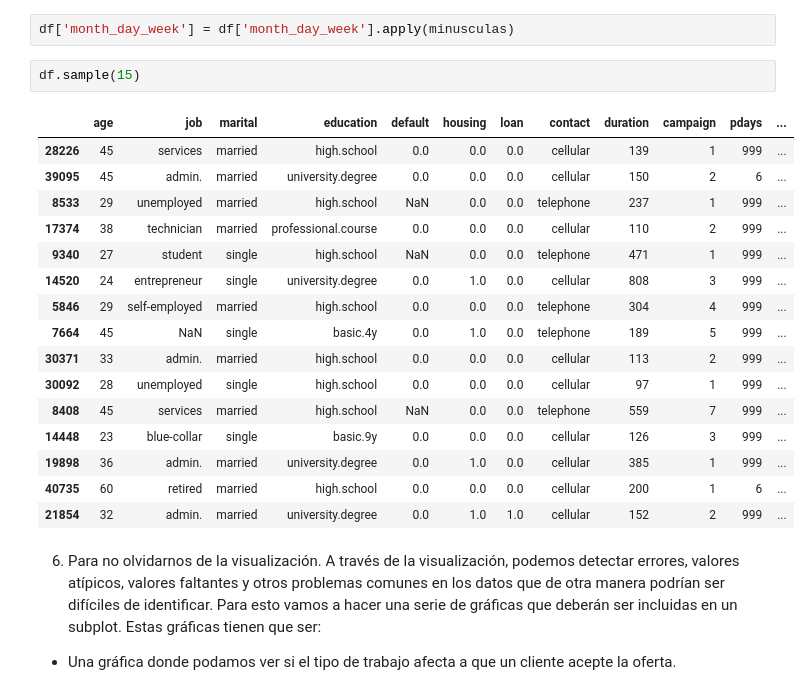
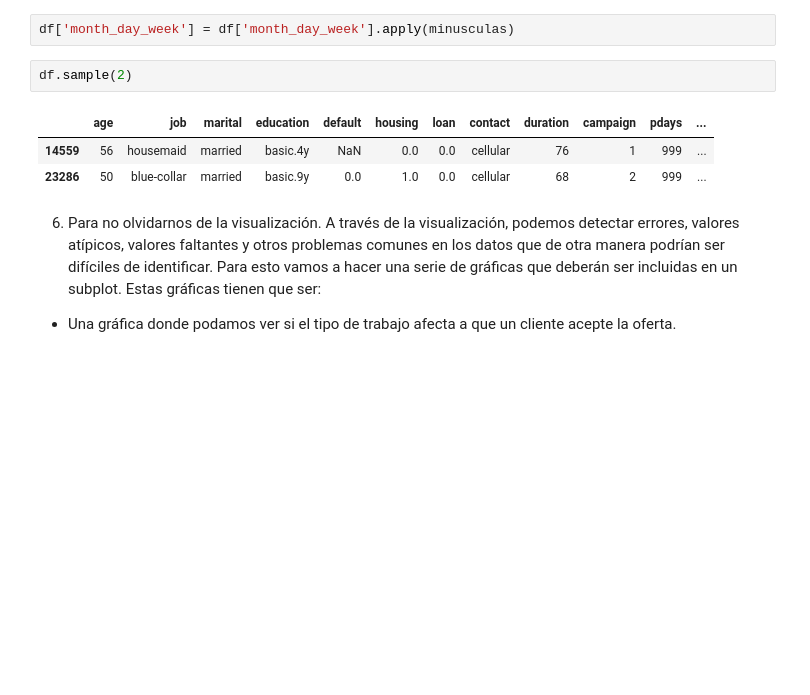
Before and after one commit to Adalab/promo_d_da_modulo2_sprint2_Anna-Estibaliz, a Jupyter notebook: pair_programming_limpieza1.ipynb, the cells around one changed output. Saved outputs shown, nothing was run; the diff lists cells and outputs as text; blank space fills up the shorter version.

```diff
--- a/pair_programming_limpieza1.ipynb
+++ b/pair_programming_limpieza1.ipynb
@@ -394,24 +394,11 @@ df['marital'] = df['marital'].apply(minusculas)
 # %%
 df['month_day_week'] = df['month_day_week'].apply(minusculas)
 # %%
-df.sample(15)
+df.sample(2)
 # %% [output]
 |  | age | job | marital | education | default | housing | loan | contact | duration | campaign | pdays | ... |
-| 28226 | 45 | services | married | high.school | 0.0 | 0.0 | 0.0 | cellular | 139 | 1 | 999 | ... |
-| 39095 | 45 | admin. | married | university.degree | 0.0 | 0.0 | 0.0 | cellular | 150 | 2 | 6 | ... |
-| 8533 | 29 | unemployed | married | high.school | NaN | 0.0 | 0.0 | telephone | 237 | 1 | 999 | ... |
-| 17374 | 38 | technician | married | professional.course | 0.0 | 0.0 | 0.0 | cellular | 110 | 2 | 999 | ... |
-| 9340 | 27 | student | single | high.school | NaN | 0.0 | 0.0 | telephone | 471 | 1 | 999 | ... |
-| 14520 | 24 | entrepreneur | single | university.degree | 0.0 | 1.0 | 0.0 | cellular | 808 | 3 | 999 | ... |
-| 5846 | 29 | self-employed | married | high.school | 0.0 | 0.0 | 0.0 | telephone | 304 | 4 | 999 | ... |
-| 7664 | 45 | NaN | single | basic.4y | 0.0 | 1.0 | 0.0 | telephone | 189 | 5 | 999 | ... |
-| 30371 | 33 | admin. | married | high.school | 0.0 | 0.0 | 0.0 | cellular | 113 | 2 | 999 | ... |
-| 30092 | 28 | unemployed | single | high.school | 0.0 | 0.0 | 0.0 | cellular | 97 | 1 | 999 | ... |
-| 8408 | 45 | services | married | high.school | NaN | 0.0 | 0.0 | telephone | 559 | 7 | 999 | ... |
-| 14448 | 23 | blue-collar | single | basic.9y | 0.0 | 0.0 | 0.0 | cellular | 126 | 3 | 999 | ... |
-| 19898 | 36 | admin. | married | university.degree | 0.0 | 1.0 | 0.0 | cellular | 385 | 1 | 999 | ... |
-| 40735 | 60 | retired | married | high.school | 0.0 | 0.0 | 0.0 | cellular | 200 | 1 | 6 | ... |
-| 21854 | 32 | admin. | married | university.degree | 0.0 | 1.0 | 1.0 | cellular | 152 | 2 | 999 | ... |
+| 14559 | 56 | housemaid | married | basic.4y | NaN | 0.0 | 0.0 | cellular | 76 | 1 | 999 | ... |
+| 23286 | 50 | blue-collar | married | basic.9y | 0.0 | 1.0 | 0.0 | cellular | 68 | 2 | 999 | ... |
 # %% [markdown]
 
 6. Para no olvidarnos de la visualización. A través de la visualización, podemos detectar errores, valores atípicos, valores faltantes y otros problemas comunes en los datos que de otra manera podrían ser difíciles de identificar. Para esto vamos a hacer una serie de gráficas que deberán ser incluidas en un subplot. Estas gráficas tienen que ser:
```
Also changed, not shown: parts of 1 cell of this notebook, 2 other files.
